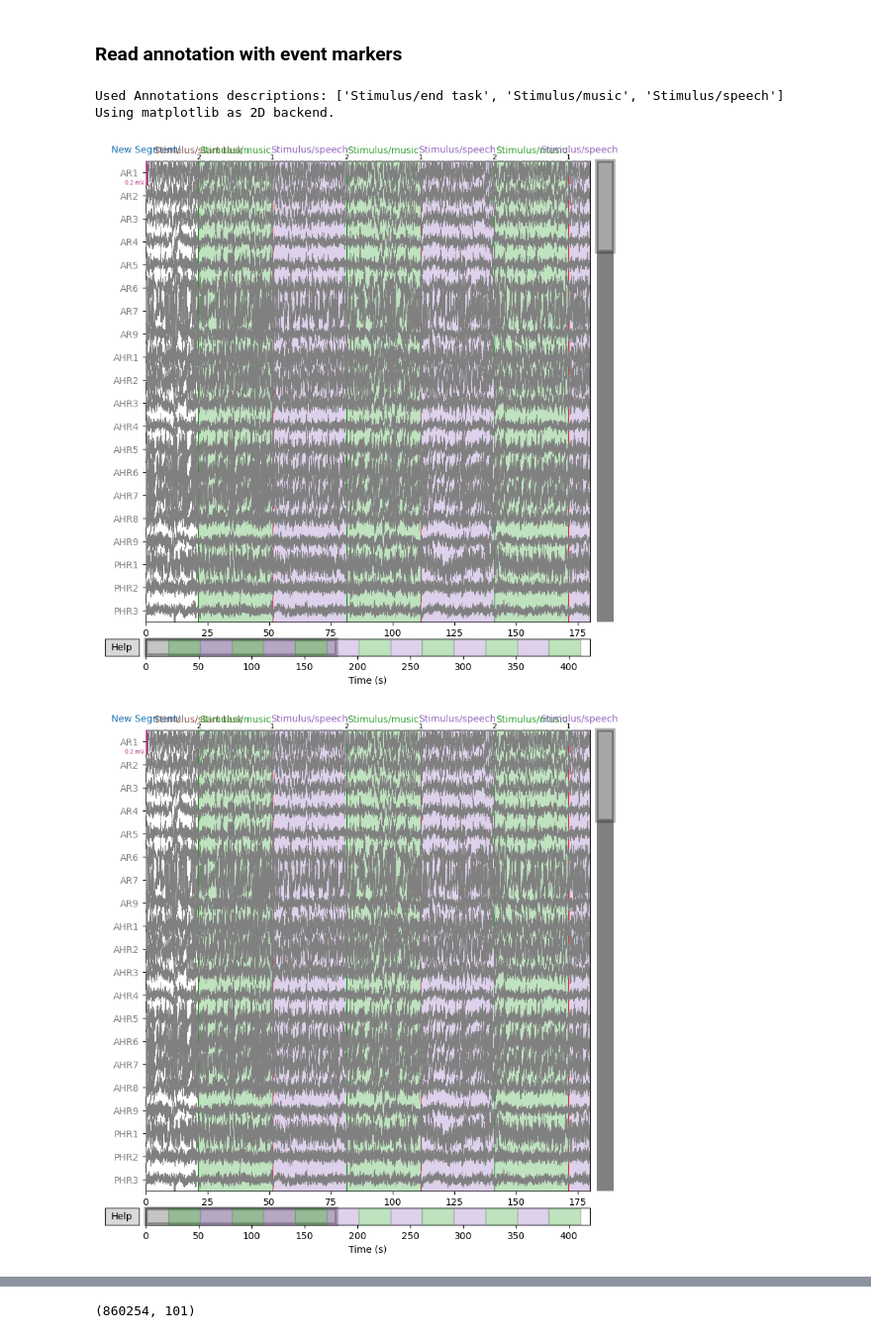
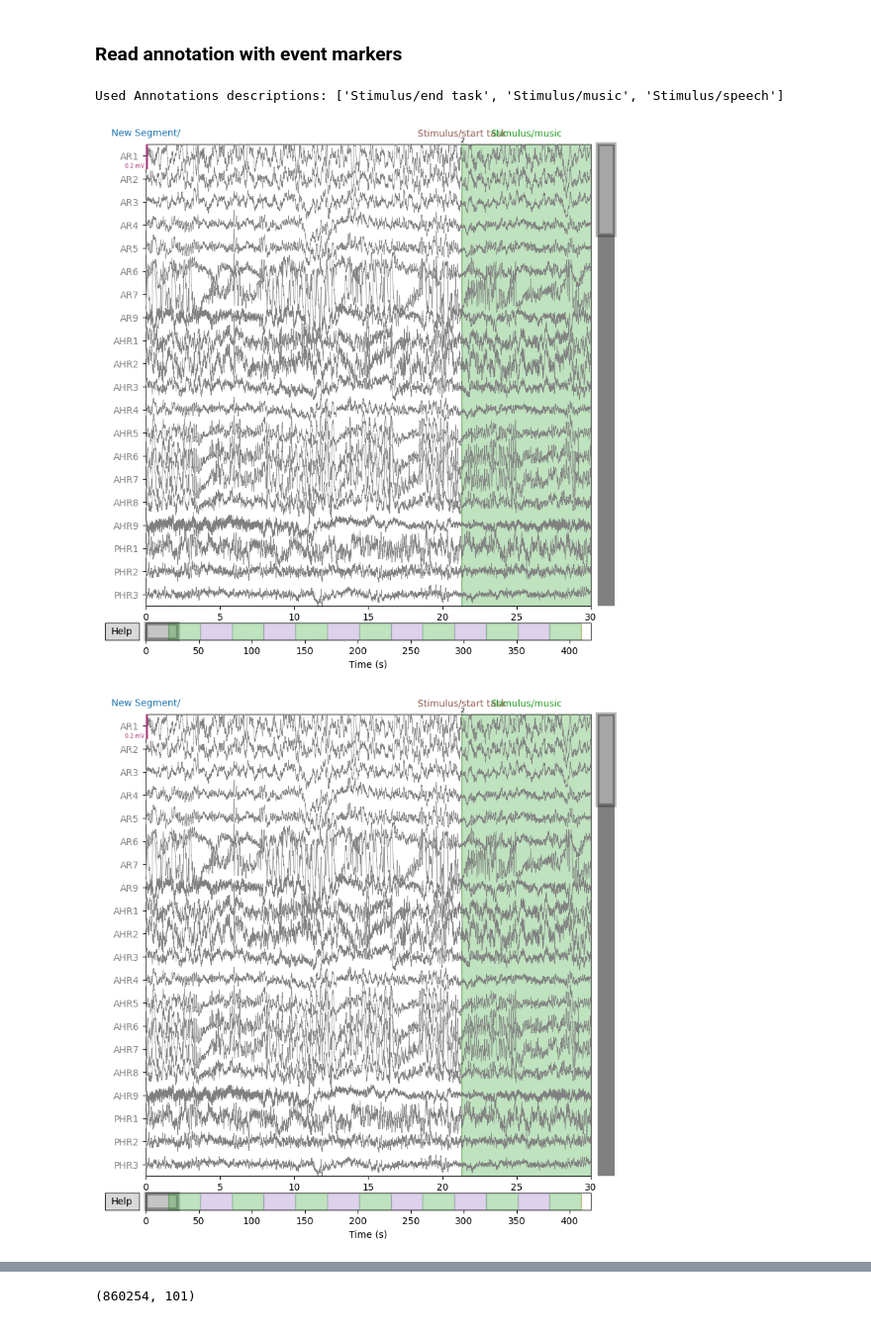
Before and after one commit to MILANIUSZ/speech2brain2speech, a Jupyter notebook: eeg_preprocess_data_matching.ipynb, the cells around one changed output, grey strips where cells are left out. Shown at 99% size. Saved outputs shown, nothing was run; the diff lists cells and outputs as text; code cells hidden in the pictures.

```diff
--- a/eeg_preprocess_data_matching.ipynb
+++ b/eeg_preprocess_data_matching.ipynb
@@ -209,12 +209,11 @@ Designing a one-pass, zero-phase, non-causal bandpass filter:
 # %%
 custom_mapping = {'Stimulus/music': 2, 'Stimulus/speech': 1,
                   'Stimulus/end task': 5}  # 'Stimulus/task end' in laan
 events, event_id = mne.events_from_annotations(raw_car, event_id=custom_mapping,
                                                          use_rounding=False)
 
-raw_car.plot(events=events, start=0, duration=180, color='gray', event_color={2: 'g', 1: 'r'}, bgcolor='w')
+raw_car.plot(events=events, start=0, duration=30, color='gray', event_color={2: 'g', 1: 'r'}, bgcolor='w')
 # %% [output]
 Used Annotations descriptions: ['Stimulus/end task', 'Stimulus/music', 'Stimulus/speech']
-Using matplotlib as 2D backend.
-[figure, old version]
+[figure, new version]
-[figure, old version]
+[figure, new version]
```
Also changed, not shown: parts of 15 cells of this notebook.
